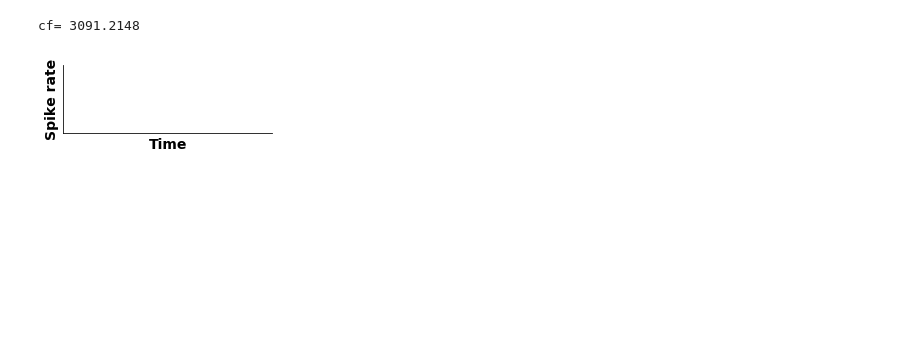
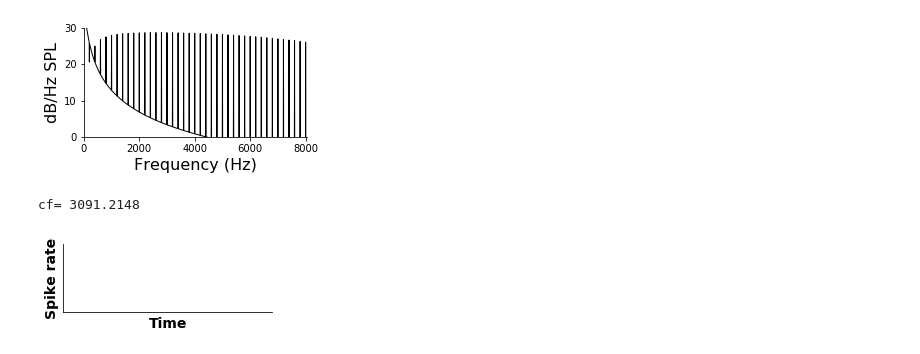
Before and after one commit to msaddler/bez2018model, a Jupyter notebook: notebook_debug_bez2018model.ipynb, the cells around one changed output. Saved outputs shown, nothing was run; the diff lists cells and outputs as text; code cells hidden in the pictures; blank space fills up the shorter version.

```diff
--- a/notebook_debug_bez2018model.ipynb
+++ b/notebook_debug_bez2018model.ipynb
@@ -172,3 +226,26 @@ fig, ax = make_plot(pin_fs, pin, mr_fs, mr, freq, figsize=(6, 4.5),
+# %%
+fontsize=16
+
+fxx, pxx = dataset_util.power_spectrum(y, sr)
+
+fig, ax = plt.subplots(nrows=1, ncols=1, figsize=(4, 2))
+ax.plot(fxx, pxx, color='k', lw=1)
+
+ax.set_xlim([0, 8050])
+ax.set_ylim([0, 30])
+ax.set_xlabel('Frequency (Hz)', fontsize=fontsize)
+ax.set_ylabel('dB/Hz SPL', fontsize=fontsize)
+
+ax.spines["top"].set_visible(False)
+ax.spines["right"].set_visible(False)
+
+plt.show()
+
+# save_dirname = '/om2/user/msaddler/pitchnet/assets_psychophysics/figures/archive_2020_02_03_pitchnet_paper_figures'
+# save_basename = 'tmp_spectrum_200HzF0_xlim8000Hz.pdf'
+# fig.savefig(os.path.join(save_dirname, save_basename), bbox_inches='tight')
+# %% [output]
+[figure, added]
 # %%
 
 fontsize=14
```
Also changed, not shown: parts of 4 cells of this notebook, 2 other files.
